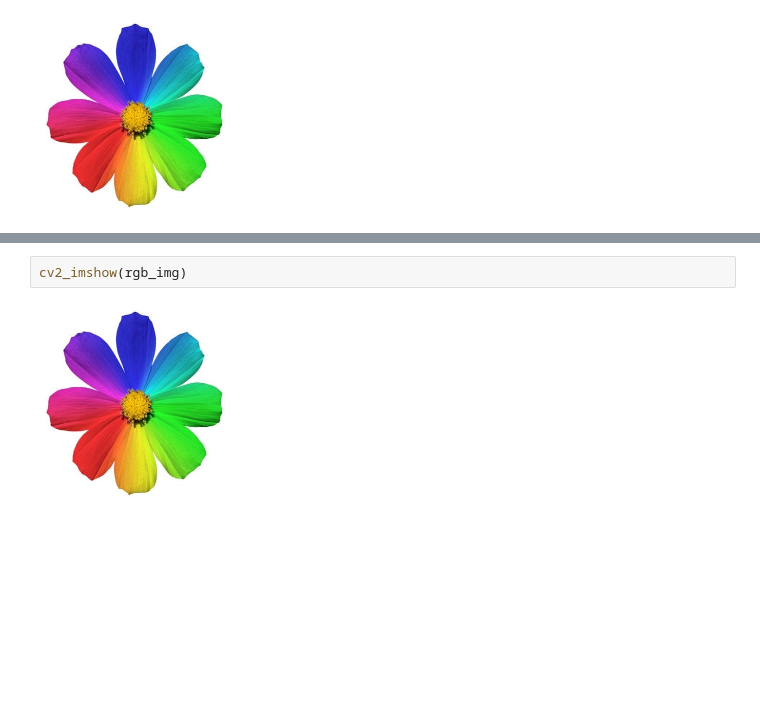
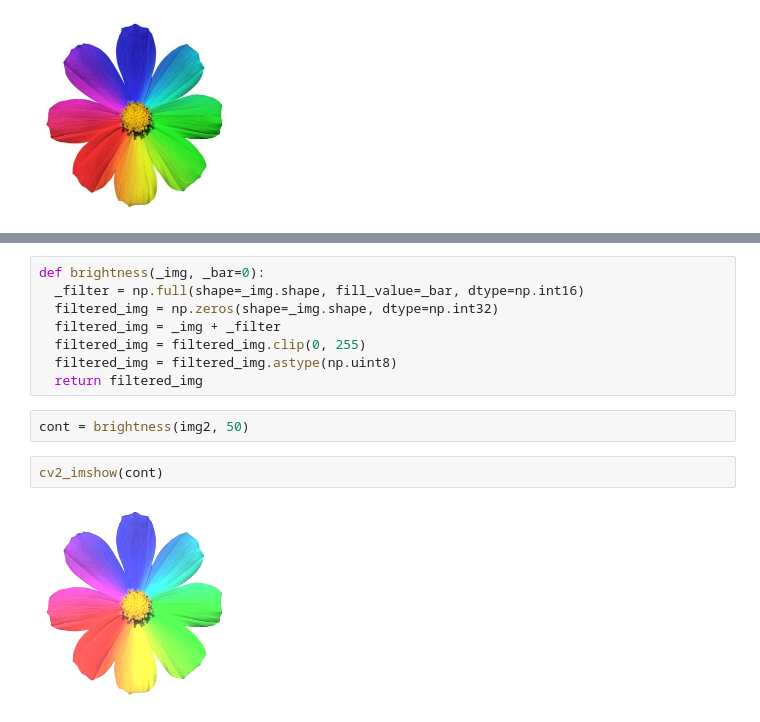
Before and after one commit to ESJoGithub/PythonStudy, a Jupyter notebook: Python_0518_opencv_03.ipynb, the cells around one changed output, grey strips where cells are left out. Saved outputs shown, nothing was run; the diff lists cells and outputs as text; blank space fills up the shorter version.

```diff
--- a/Python_0518_opencv_03.ipynb
+++ b/Python_0518_opencv_03.ipynb
@@ -159,4 +162,14 @@ cv2_imshow(rgb_img)
+# %%
+def brightness(_img, _bar=0):
+  _filter = np.full(shape=_img.shape, fill_value=_bar, dtype=np.int16)
+  filtered_img = np.zeros(shape=_img.shape, dtype=np.int32)
+  filtered_img = _img + _filter
+  filtered_img = filtered_img.clip(0, 255)
+  filtered_img = filtered_img.astype(np.uint8)
+  return filtered_img
+# %%
+cont = brightness(img2, 50)
 # %%
-cv2_imshow(rgb_img)
+cv2_imshow(cont)
 # %% [output]
-[figure, old version]
+[figure, new version]
```
Also changed, not shown: parts of 6 cells of this notebook.
